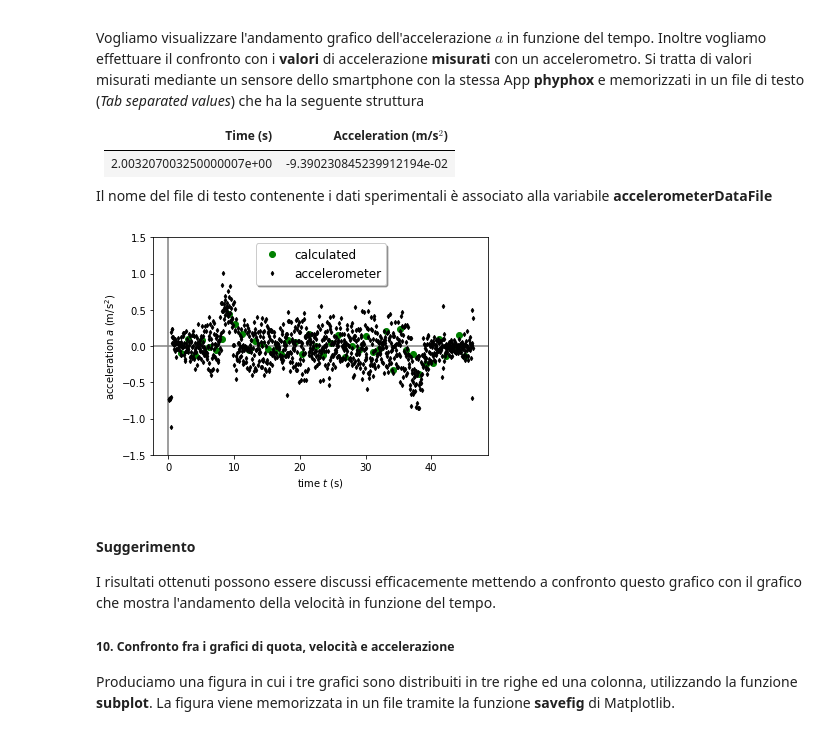
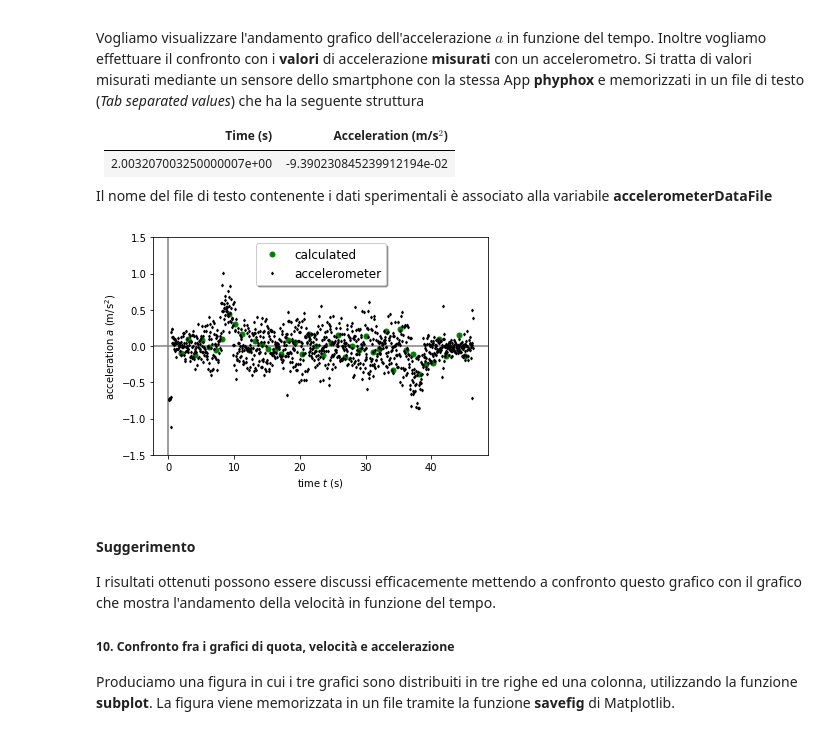
Before and after one commit to POSS-UniMe/simple-physics-with-Python-ITA, a Jupyter notebook: notebook/1-3-1-ViaggioInAscensore.ipynb, the cells around one changed output. Drawn from its saved outputs; the diff is of its cells as text; code cells hidden in the pictures.

```diff
--- a/notebook/1-3-1-ViaggioInAscensore.ipynb
+++ b/notebook/1-3-1-ViaggioInAscensore.ipynb
@@ -340,25 +340,25 @@ Il nome del file di testo contenente i dati sperimentali è associato alla varia
 # %%
 print()
 #
 #
 accelerometerDataFile='data/Trip01-Acceleration.csv'
 #
 # read data from file
 t_exp, accel = np.loadtxt(accelerometerDataFile, skiprows=1, unpack = True)
 
 
-plt.plot(t_double_prime, a, 'o', color='green', markersize = 6, label = 'calculated')
-plt.plot(t_exp,accel, 'd', color = 'black', markersize = 3, label = 'accelerometer')
+plt.plot(t_double_prime, a, 'o', color='green', markersize = 5, label = 'calculated')
+plt.plot(t_exp,accel, 'd', color = 'black', markersize = 2, label = 'accelerometer')
 plt.axhline(color = 'gray', zorder = -1)
 plt.axvline(color = 'gray', zorder = -1)
 plt.xlabel('time $t$ (s)')
 plt.ylabel('acceleration $a$ (m/s$^{2}$)')
 plt.ylim(-1.5,1.5)
 plt.legend(loc='upper center', shadow=True, fontsize='large')
 plt.draw()
 plt.show()
 # %% [output]
-[figure, old version]
+[figure, new version]
 # %% [markdown]
 #### Suggerimento
 I risultati ottenuti possono essere discussi efficacemente mettendo a confronto questo grafico con il grafico che mostra l'andamento della velocità in funzione del tempo.
```
Also changed, not shown: parts of 4 cells of this notebook.
